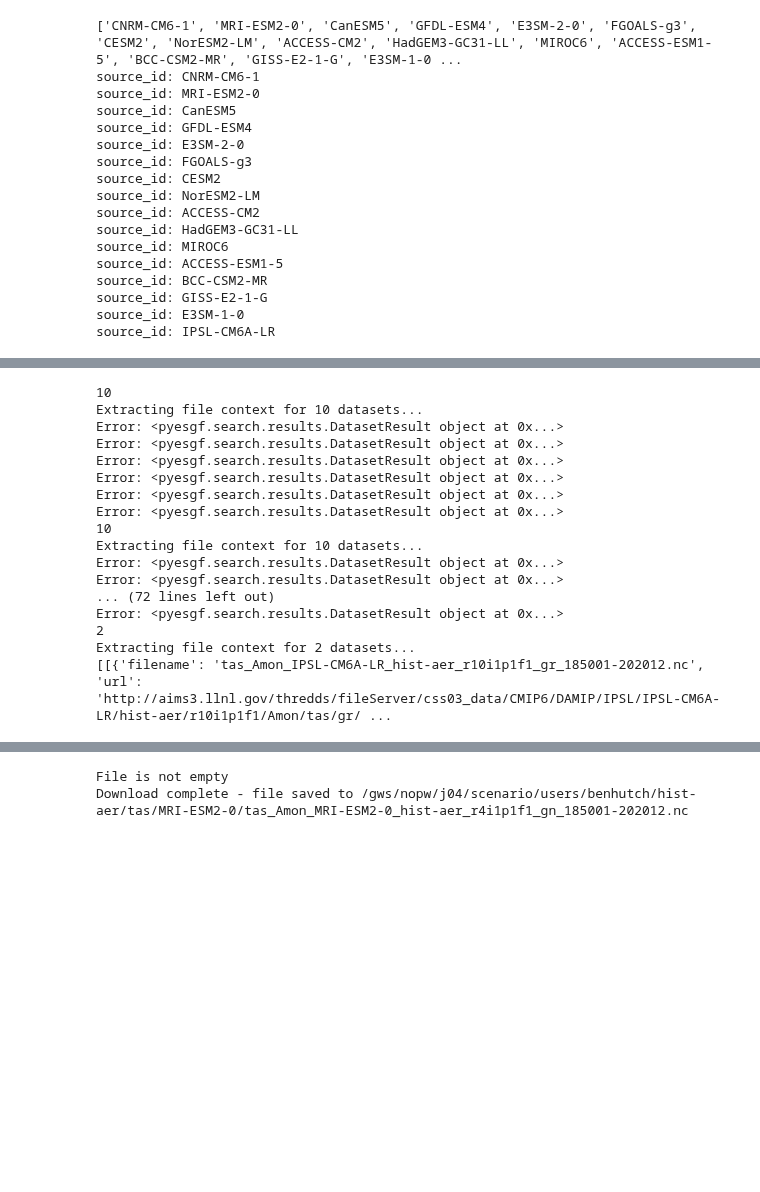
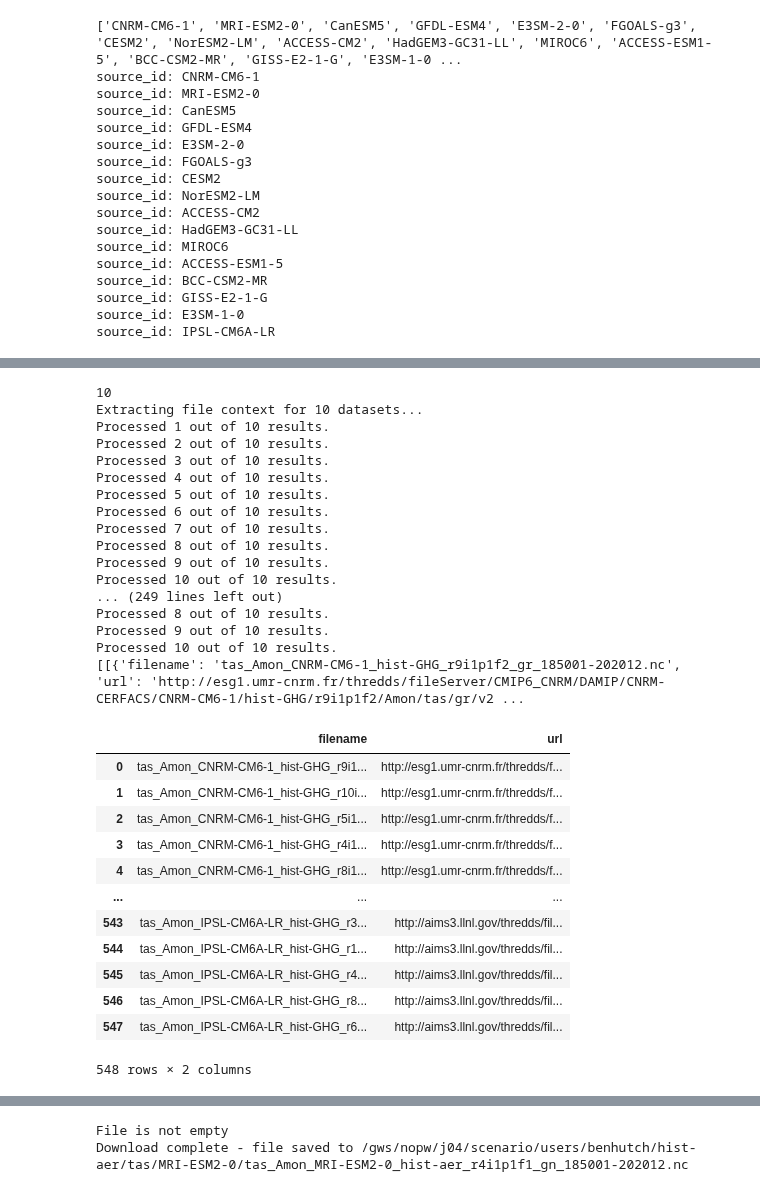
Before and after one commit to benhutchmet/downloading-data, a Jupyter notebook: DAMIP/testing-download.ipynb, the cells around one changed output, grey strips where cells are left out. Drawn from its saved outputs; the diff is of its cells as text; code cells hidden in the pictures; blank space fills up the shorter version.

```diff
--- a/DAMIP/testing-download.ipynb
+++ b/DAMIP/testing-download.ipynb
@@ -290,7 +290,7 @@ for results in results_list:
     print(len(results))
 
     # Extract the file context from the results
-    file_context = extract_file_context_multithread(results)
+    file_context = extract_file_context(results)
 
     # Append the file_context to the file_context_list
     file_context_list.append(file_context)
@@ -300,18 +300,46 @@ print(file_context_list)
 # %% [output]
 10
 Extracting file context for 10 datasets...
-Error: <pyesgf.search.results.DatasetResult object at 0x...>
-Error: <pyesgf.search.results.DatasetResult object at 0x...>
-Error: <pyesgf.search.results.DatasetResult object at 0x...>
-Error: <pyesgf.search.results.DatasetResult object at 0x...>
-Error: <pyesgf.search.results.DatasetResult object at 0x...>
-Error: <pyesgf.search.results.DatasetResult object at 0x...>
-10
-Extracting file context for 10 datasets...
-Error: <pyesgf.search.results.DatasetResult object at 0x...>
-Error: <pyesgf.search.results.DatasetResult object at 0x...>
-... (72 lines left out)
-Error: <pyesgf.search.results.DatasetResult object at 0x...>
-2
-Extracting file context for 2 datasets...
-[[{'filename': 'tas_Amon_IPSL-CM6A-LR_hist-aer_r10i1p1f1_gr_185001-202012.nc', 'url': 'http://aims3.llnl.gov/thredds/fileServer/css03_data/CMIP6/DAMIP/IPSL/IPSL-CM6A-LR/hist-aer/r10i1p1f1/Amon/tas/gr/ ...
+Processed 1 out of 10 results.
+Processed 2 out of 10 results.
+Processed 3 out of 10 results.
+Processed 4 out of 10 results.
+Processed 5 out of 10 results.
+Processed 6 out of 10 results.
+Processed 7 out of 10 results.
+Processed 8 out of 10 results.
+Processed 9 out of 10 results.
+Processed 10 out of 10 results.
+... (249 lines left out)
+Processed 8 out of 10 results.
+Processed 9 out of 10 results.
+Processed 10 out of 10 results.
+[[{'filename': 'tas_Amon_CNRM-CM6-1_hist-GHG_r9i1p1f2_gr_185001-202012.nc', 'url': 'http://esg1.umr-cnrm.fr/thredds/fileServer/CMIP6_CNRM/DAMIP/CNRM-CERFACS/CNRM-CM6-1/hist-GHG/r9i1p1f2/Amon/tas/gr/v2 ...
+# %%
+# Create an empty DataFrame
+df = pd.DataFrame()
+
+# Loop through the file_context_list
+for file_context in file_context_list:
+    # Convert the dictionary to a DataFrame
+    temp_df = pd.DataFrame.from_dict(file_context)
+
+    # Append the temp_df to the main df
+    df = df.append(temp_df, ignore_index=True)
+
+# Print the df
+df
+# %% [output]
+|  | filename | url |
+| 0 | tas_Amon_CNRM-CM6-1_hist-GHG_r9i1... | http://esg1.umr-cnrm.fr/thredds/f... |
+| 1 | tas_Amon_CNRM-CM6-1_hist-GHG_r10i... | http://esg1.umr-cnrm.fr/thredds/f... |
+| 2 | tas_Amon_CNRM-CM6-1_hist-GHG_r5i1... | http://esg1.umr-cnrm.fr/thredds/f... |
+| 3 | tas_Amon_CNRM-CM6-1_hist-GHG_r4i1... | http://esg1.umr-cnrm.fr/thredds/f... |
+| 4 | tas_Amon_CNRM-CM6-1_hist-GHG_r8i1... | http://esg1.umr-cnrm.fr/thredds/f... |
+| ... | ... | ... |
+| 543 | tas_Amon_IPSL-CM6A-LR_hist-GHG_r3... | http://aims3.llnl.gov/thredds/fil... |
+| 544 | tas_Amon_IPSL-CM6A-LR_hist-GHG_r1... | http://aims3.llnl.gov/thredds/fil... |
+| 545 | tas_Amon_IPSL-CM6A-LR_hist-GHG_r4... | http://aims3.llnl.gov/thredds/fil... |
+| 546 | tas_Amon_IPSL-CM6A-LR_hist-GHG_r8... | http://aims3.llnl.gov/thredds/fil... |
+| 547 | tas_Amon_IPSL-CM6A-LR_hist-GHG_r6... | http://aims3.llnl.gov/thredds/fil... |
+548 rows × 2 columns
```
Also changed, not shown: parts of 4 cells of this notebook.
